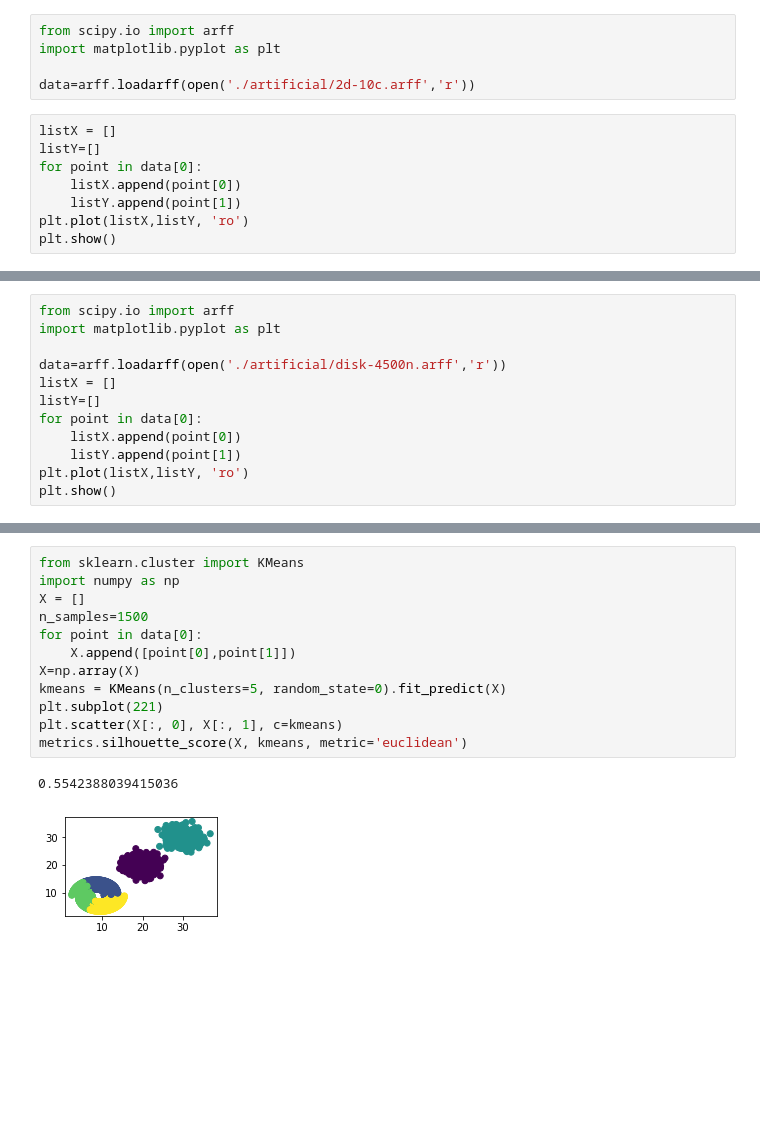
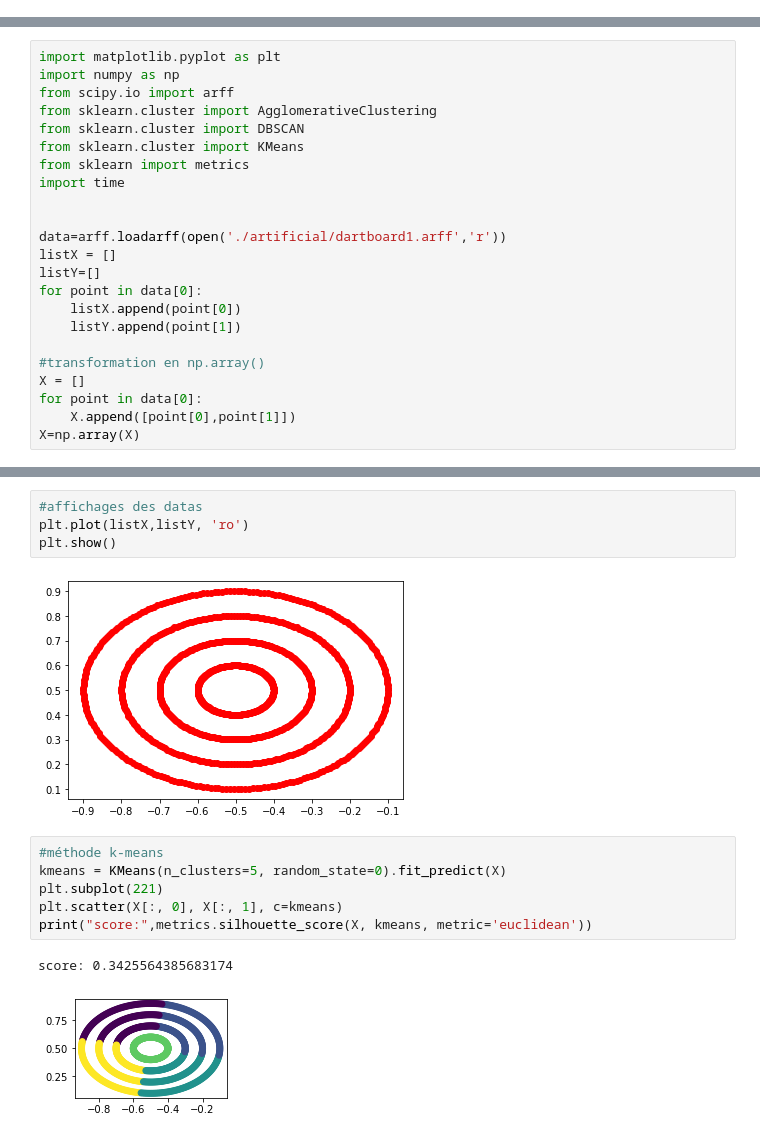
Before and after one commit to Emma-bau/TP, a Jupyter notebook: Analyse -TP.ipynb, the cells around one changed output, grey strips where cells are left out. Cells and saved outputs as stored; diff of their text form; blank space fills up the shorter version.

```diff
--- a/Analyse -TP.ipynb
+++ b/Analyse -TP.ipynb
@@ -1,13 +0,0 @@
-# %%
-from scipy.io import arff
-import matplotlib.pyplot as plt
-
-data=arff.loadarff(open('./artificial/2d-10c.arff','r'))
-# %%
-listX = []
-listY=[]
-for point in data[0]:
-    listX.append(point[0])
-    listY.append(point[1])
-plt.plot(listX,listY, 'ro')
-plt.show()
@@ -16,12 +1,23 @@ plt.show()
 # %%
+import matplotlib.pyplot as plt
+import numpy as np
 from scipy.io import arff
-import matplotlib.pyplot as plt
+from sklearn.cluster import AgglomerativeClustering
+from sklearn.cluster import DBSCAN
+from sklearn.cluster import KMeans
+from sklearn import metrics
+import time
 
-data=arff.loadarff(open('./artificial/disk-4500n.arff','r'))
+
+data=arff.loadarff(open('./artificial/dartboard1.arff','r'))
 listX = []
 listY=[]
 for point in data[0]:
     listX.append(point[0])
     listY.append(point[1])
-plt.plot(listX,listY, 'ro')
-plt.show()
+
+#transformation en np.array()
+X = []
+for point in data[0]:
+    X.append([point[0],point[1]])
+X=np.array(X)
@@ -81,16 +24,16 @@ plt.show();
+# %%
+#affichages des datas
+plt.plot(listX,listY, 'ro')
+plt.show()
+# %% [output]
+[figure, added]
 # %%
-from sklearn.cluster import KMeans
-import numpy as np
-X = []
-n_samples=1500
-for point in data[0]:
-    X.append([point[0],point[1]])
-X=np.array(X)
+#méthode k-means
 kmeans = KMeans(n_clusters=5, random_state=0).fit_predict(X)
 plt.subplot(221)
 plt.scatter(X[:, 0], X[:, 1], c=kmeans)
-metrics.silhouette_score(X, kmeans, metric='euclidean')
+print("score:",metrics.silhouette_score(X, kmeans, metric='euclidean'))
 # %% [output]
-0.5542388039415036
+score: 0.3425564385683174
-[figure, old version]
+[figure, new version]
 # %%
```
Also changed, not shown: parts of 10 cells of this notebook, 2 other files.
